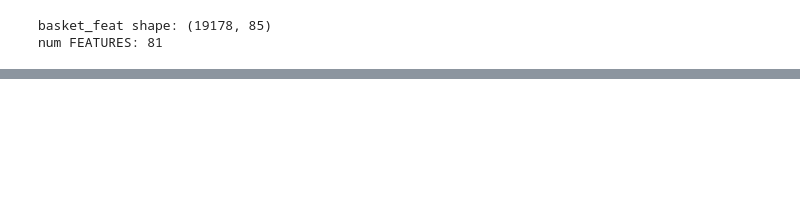
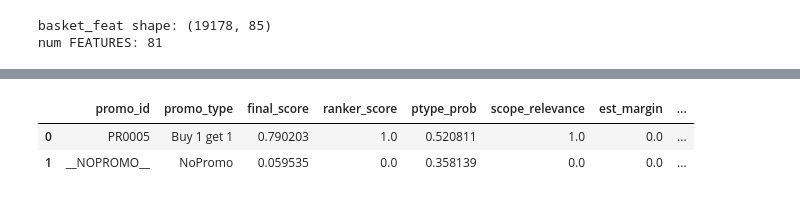
Before and after one commit to Boonyaratt/Double_CAI, a Jupyter notebook: Notebooks/need_state.ipynb, the cells around one changed output, grey strips where cells are left out. Cells and saved outputs as stored; diff of their text form; code cells hidden in the pictures; blank space fills up the shorter version.

```diff
--- a/Notebooks/need_state.ipynb
+++ b/Notebooks/need_state.ipynb
@@ -881,0 +1158,8 @@ rec[['promo_id','promo_type','discount','product_scope','ranker_score','final_sc
+# %%
+tx_id = basket_feat["transaction_id"].iloc[6]
+rec = score_event(tx_id, basket_feat, ptype_model, ptype_classes, ptype_featcols, promos_df, rank_art)
+rec[["promo_id","promo_type","final_score","ranker_score","ptype_prob","scope_relevance","est_margin","discount_norm"]].head(20)
+# %% [output]
+|  | promo_id | promo_type | final_score | ranker_score | ptype_prob | scope_relevance | est_margin | ... |
+| 0 | PR0005 | Buy 1 get 1 | 0.790203 | 1.0 | 0.520811 | 1.0 | 0.0 | ... |
+| 1 | __NOPROMO__ | NoPromo | 0.059535 | 0.0 | 0.358139 | 0.0 | 0.0 | ... |
```
Also changed, not shown: parts of 16 cells of this notebook, 2 other files.
